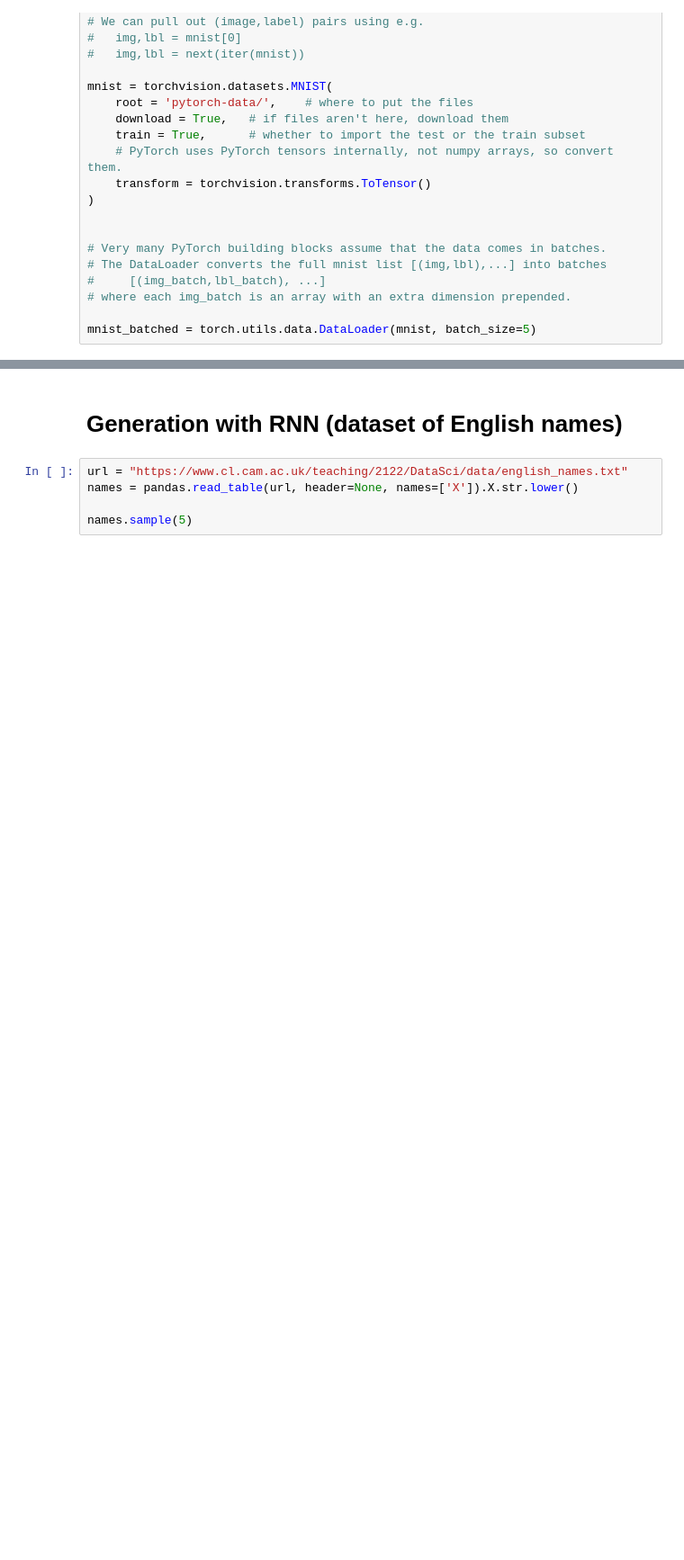
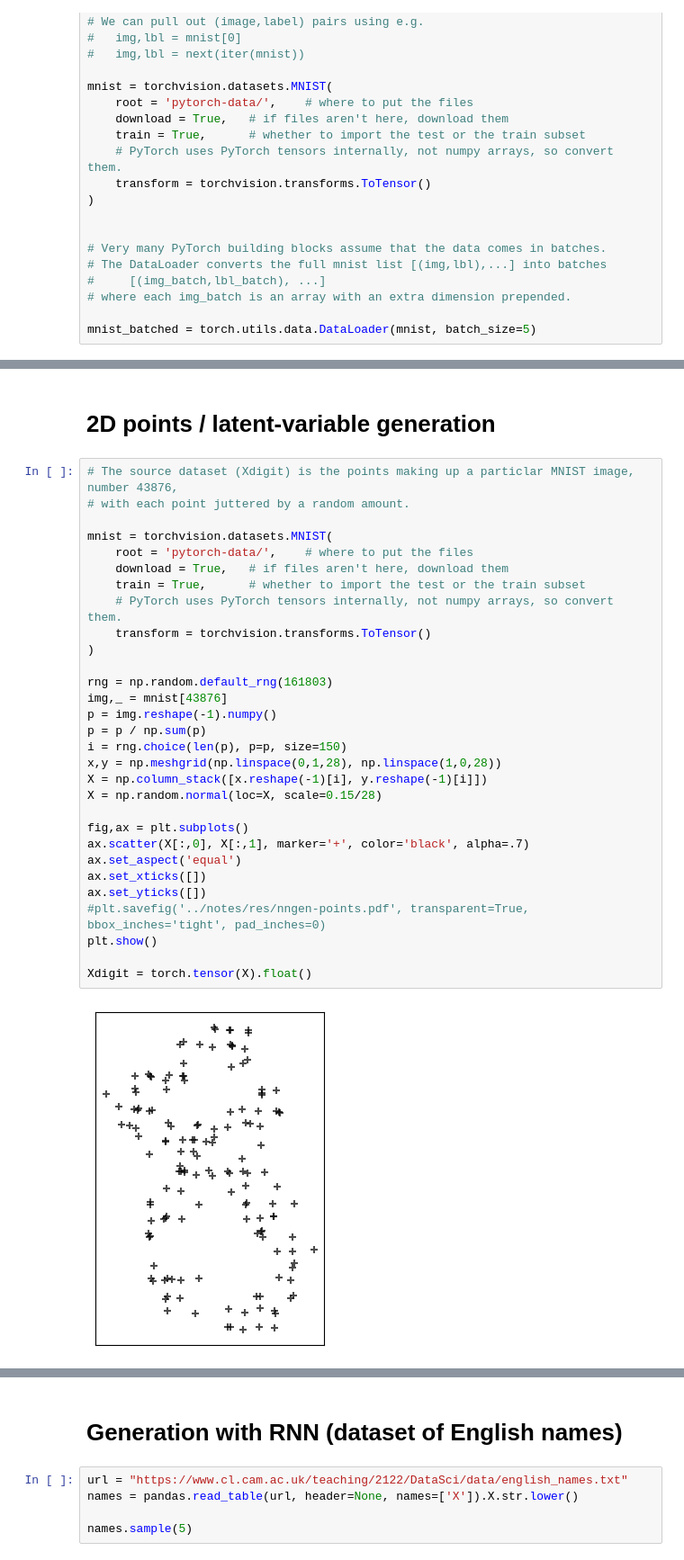
Before and after one commit to damonjw/datasci, a Jupyter notebook: nn.ipynb, the cells around one changed output, grey strips where cells are left out. Shown at 90% size. Saved outputs shown, nothing was run; the diff lists cells and outputs as text; blank space fills up the shorter version.

```diff
--- a/nn.ipynb
+++ b/nn.ipynb
@@ -303,0 +227,34 @@ plt.show()
+# %% [markdown]
+# 2D points / latent-variable generation
+# %%
+# The source dataset (Xdigit) is the points making up a particlar MNIST image, number 43876,
+# with each point juttered by a random amount.
+
+mnist = torchvision.datasets.MNIST(
+    root = 'pytorch-data/',    # where to put the files
+    download = True,   # if files aren't here, download them
+    train = True,      # whether to import the test or the train subset
+    # PyTorch uses PyTorch tensors internally, not numpy arrays, so convert them.
+    transform = torchvision.transforms.ToTensor()
+)
+
+rng = np.random.default_rng(161803)
+img,_ = mnist[43876]
+p = img.reshape(-1).numpy()
+p = p / np.sum(p)
+i = rng.choice(len(p), p=p, size=150)
+x,y = np.meshgrid(np.linspace(0,1,28), np.linspace(1,0,28))
+X = np.column_stack([x.reshape(-1)[i], y.reshape(-1)[i]])
+X = np.random.normal(loc=X, scale=0.15/28)
+
+fig,ax = plt.subplots()
+ax.scatter(X[:,0], X[:,1], marker='+', color='black', alpha=.7)
+ax.set_aspect('equal')
+ax.set_xticks([])
+ax.set_yticks([])
+#plt.savefig('../notes/res/nngen-points.pdf', transparent=True, bbox_inches='tight', pad_inches=0)
+plt.show()
+
+Xdigit = torch.tensor(X).float()
+# %% [output]
+[figure, added]
```
Also changed, not shown: parts of 23 cells of this notebook.
